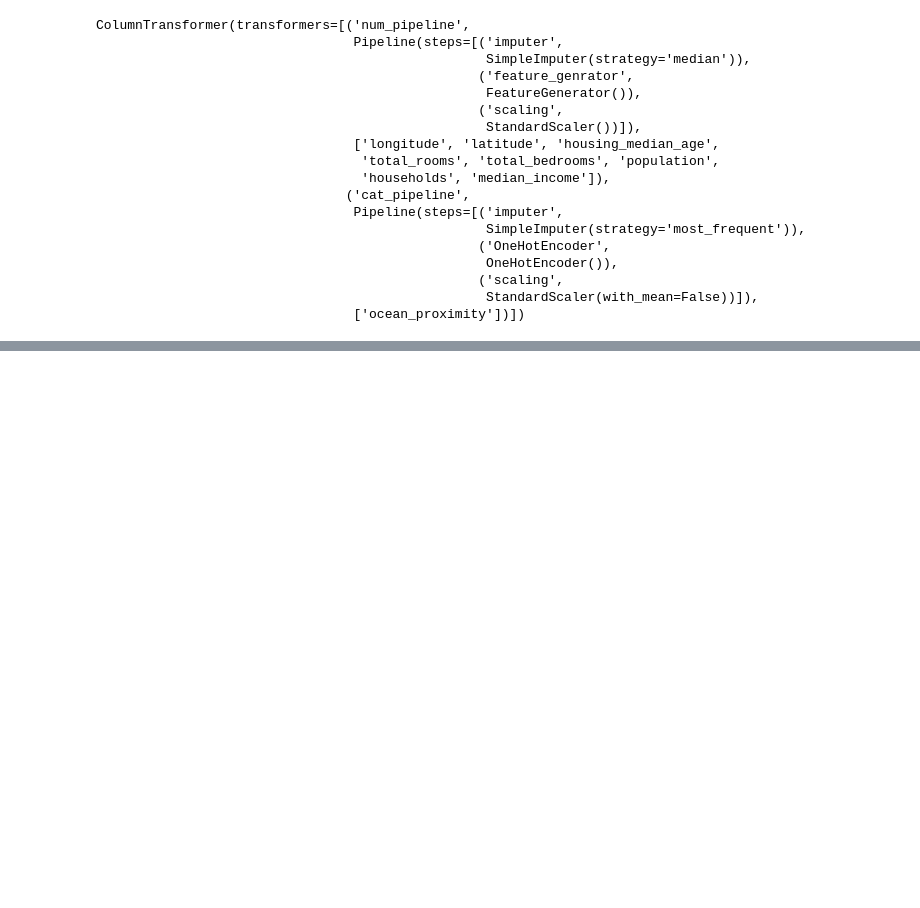
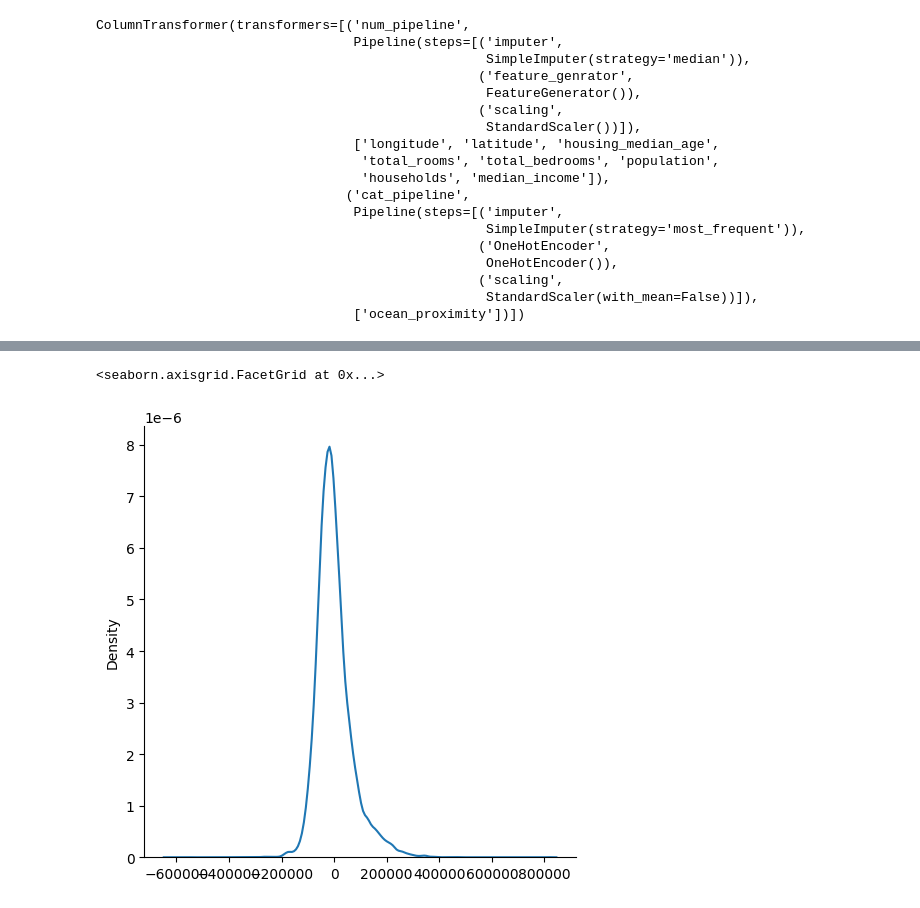
Before and after one commit to amargajula123/MLOps_California_House_Price_Prediction, a Jupyter notebook: notebook/EDA.ipynb, the cells around one changed output, grey strips where cells are left out. Saved outputs shown, nothing was run; the diff lists cells and outputs as text; code cells hidden in the pictures; blank space fills up the shorter version.

```diff
--- a/notebook/EDA.ipynb
+++ b/notebook/EDA.ipynb
@@ -587,0 +693,5 @@ ColumnTransformer(transformers=[('num_pipeline',
+# %%
+sns.displot(y-y_hat_pred,kind='kde')
+# %% [output]
+<seaborn.axisgrid.FacetGrid at 0x...>
+[figure, added]
```
Also changed, not shown: parts of 39 cells of this notebook, 6 other files.
